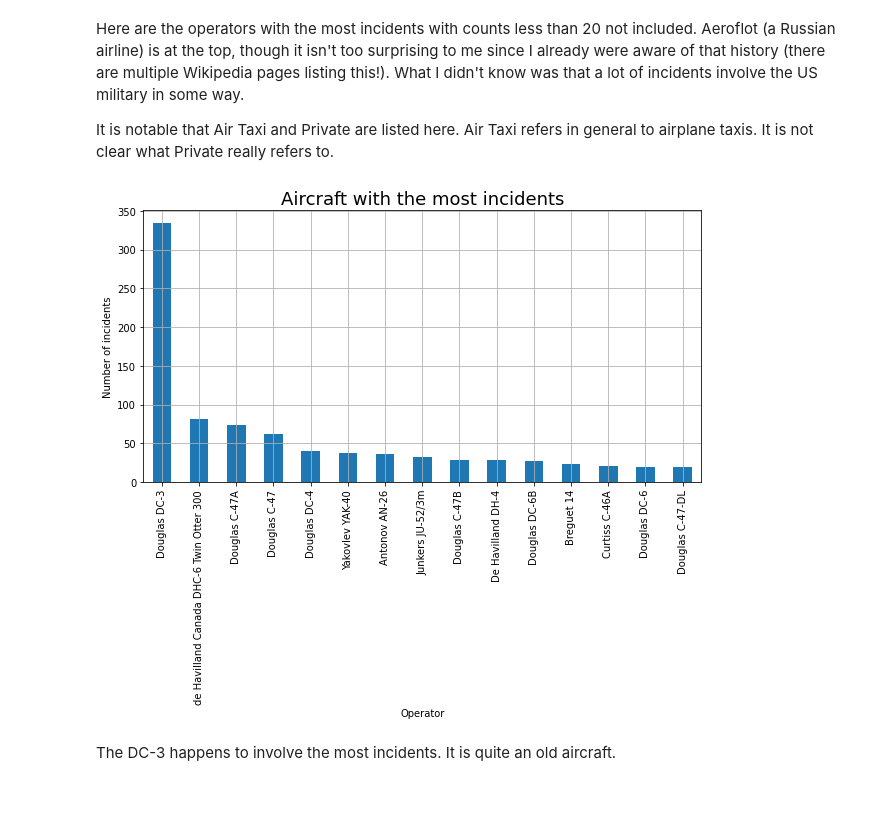
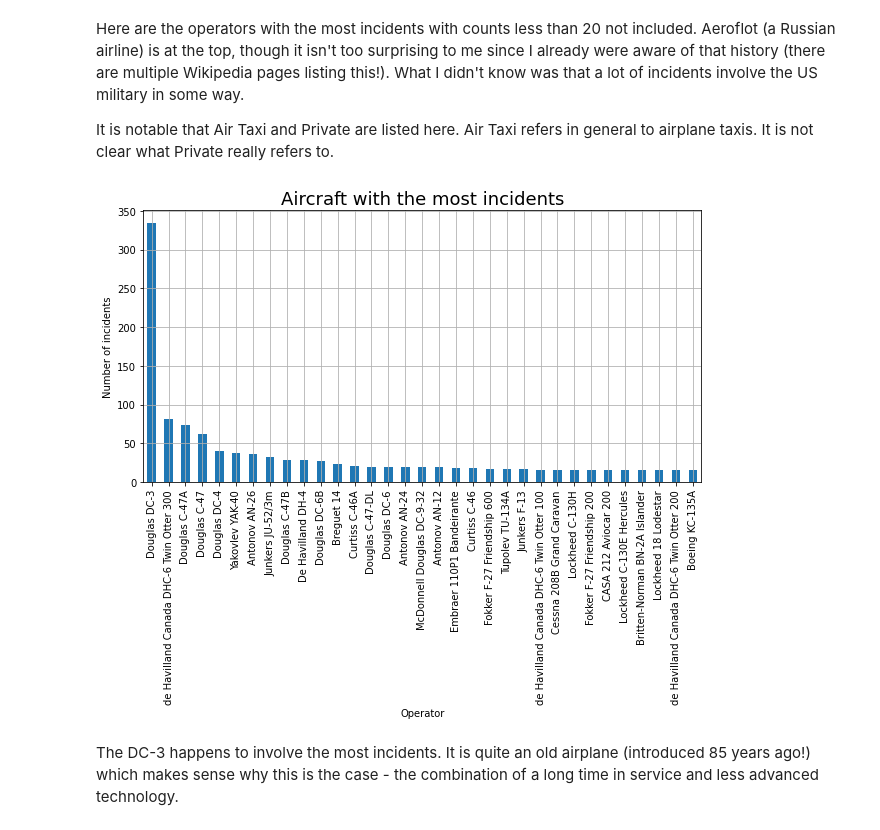
Before and after one commit to unyxium/data_project, a Jupyter notebook: aircraft_crashes.ipynb, the cells around one changed output. Cells and saved outputs as stored; diff of their text form; code cells hidden in the pictures; blank space fills up the shorter version.

```diff
--- a/aircraft_crashes.ipynb
+++ b/aircraft_crashes.ipynb
@@ -111,13 +111,13 @@ Here are the operators with the most incidents with counts less than 20 not incl
 It is notable that Air Taxi and Private are listed here. Air Taxi refers in general to airplane taxis. It is not clear what Private really refers to.
 # %%
 operator = aircraft_crashes['type'].value_counts()
-operator[operator >= 20].plot(kind='bar')
+operator[operator >= 15].plot(kind='bar')
 plt.title("Aircraft with the most incidents", fontsize=18)
 plt.xlabel('Operator', fontsize=10)
 plt.ylabel('Number of incidents', fontsize=10)
 plt.grid(True)
 plt.show()
 # %% [output]
-[figure, old version]
+[figure, new version]
 # %% [markdown]
-The DC-3 happens to involve the most incidents. It is quite an old aircraft.
+The DC-3 happens to involve the most incidents. It is quite an old airplane (introduced 85 years ago!) which makes sense why this is the case - the combination of a long time in service and less advanced technology.
```
Also changed, not shown: parts of 4 cells of this notebook.
